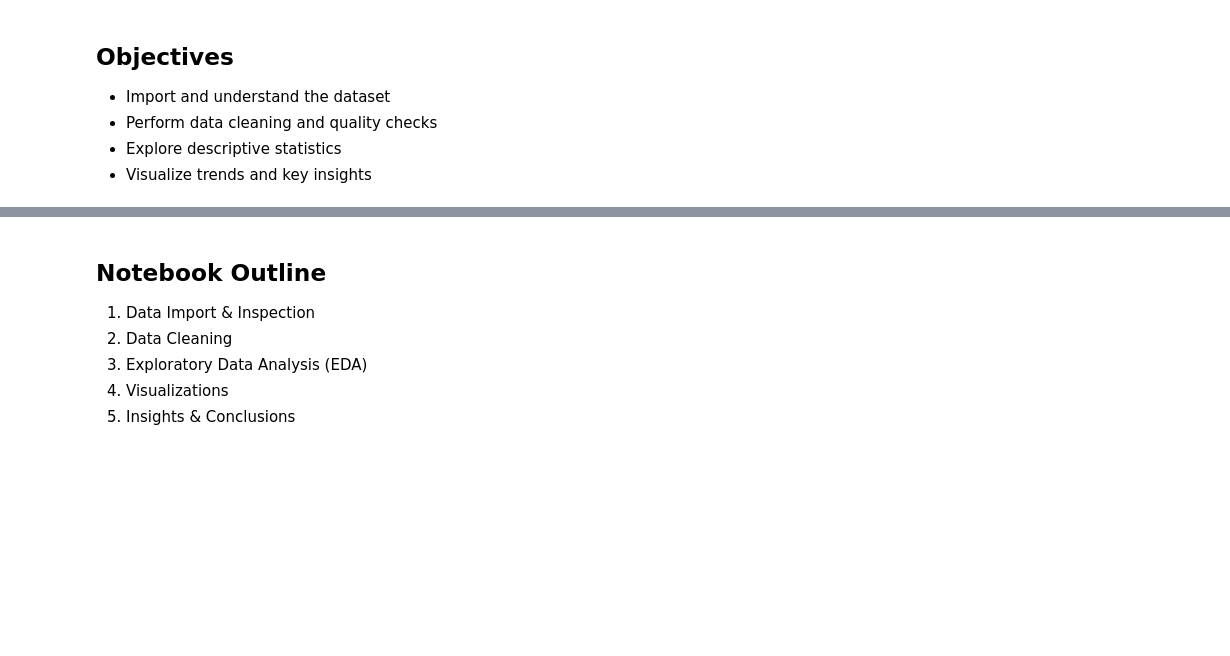
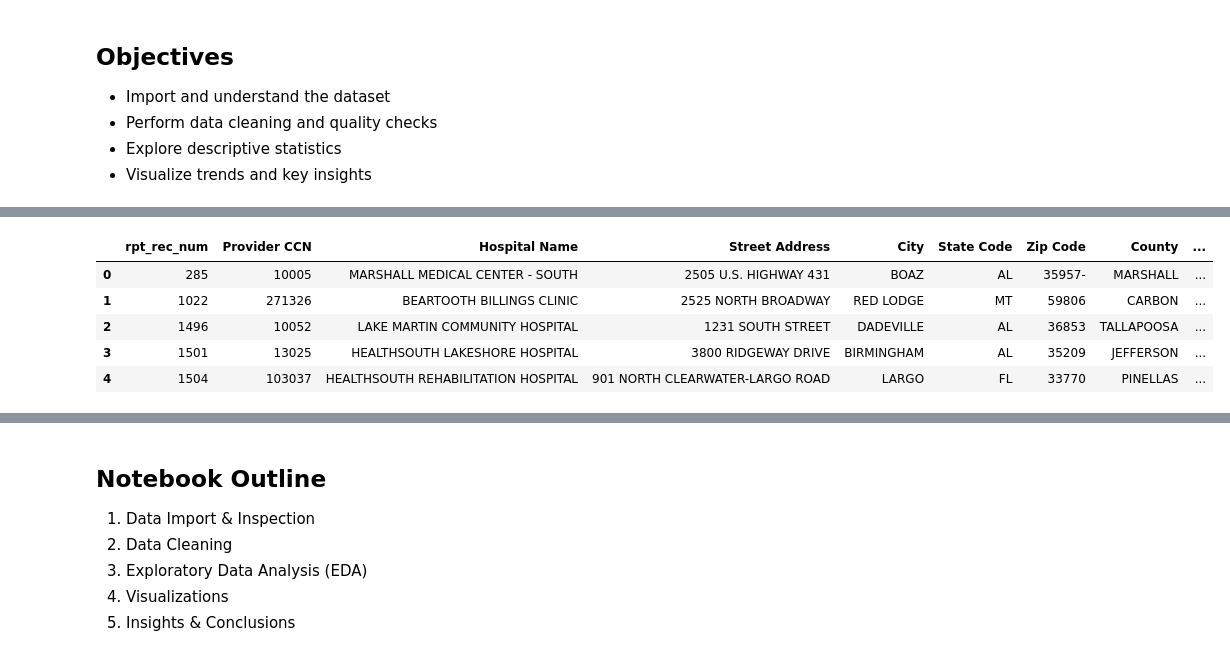
Before and after one commit to jcao-portfolio/hospital-provider-cost-data-analysis, a Jupyter notebook: Notebooks/hospital_provider_cost_data_analysis.ipynb, the cells around one changed output, grey strips where cells are left out. Cells and saved outputs as stored; diff of their text form; code cells hidden in the pictures; blank space fills up the shorter version.

```diff
--- a/Notebooks/hospital_provider_cost_data_analysis.ipynb
+++ b/Notebooks/hospital_provider_cost_data_analysis.ipynb
@@ -31,7 +57,14 @@ pd.set_option("display.precision", 2)
 # %%
 # Example: CSV file
-file_path = "Data/interim/hospital_provider_cost_output.csv"
+file_path = "C:/Users/Jason/Documents/Documents/Projects/Hospital_Provider_Cost_Report/Data/interim/hospital_provider_cost_output.csv"
 df = pd.read_csv(file_path)
 
 # Quick check
 df.head()
+# %% [output]
+|  | rpt_rec_num | Provider CCN | Hospital Name | Street Address | City | State Code | Zip Code | County | ... |
+| 0 | 285 | 10005 | MARSHALL MEDICAL CENTER - SOUTH | 2505 U.S. HIGHWAY 431 | BOAZ | AL | 35957- | MARSHALL | ... |
+| 1 | 1022 | 271326 | BEARTOOTH BILLINGS CLINIC | 2525 NORTH BROADWAY | RED LODGE | MT | 59806 | CARBON | ... |
+| 2 | 1496 | 10052 | LAKE MARTIN COMMUNITY HOSPITAL | 1231 SOUTH STREET | DADEVILLE | AL | 36853 | TALLAPOOSA | ... |
+| 3 | 1501 | 13025 | HEALTHSOUTH LAKESHORE HOSPITAL | 3800 RIDGEWAY DRIVE | BIRMINGHAM | AL | 35209 | JEFFERSON | ... |
+| 4 | 1504 | 103037 | HEALTHSOUTH REHABILITATION HOSPITAL | 901 NORTH CLEARWATER-LARGO ROAD | LARGO | FL | 33770 | PINELLAS | ... |
```
Also changed, not shown: parts of 4 cells of this notebook, 1 other file.
